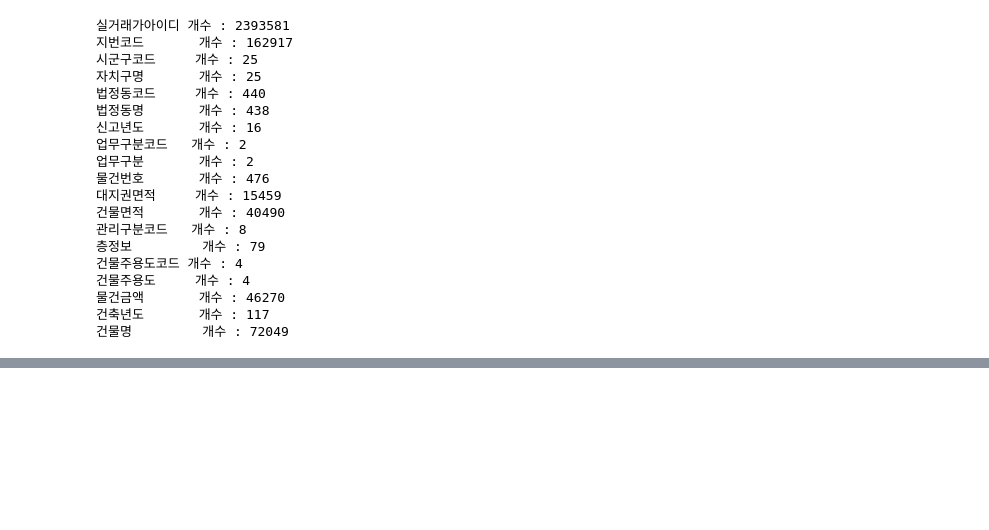
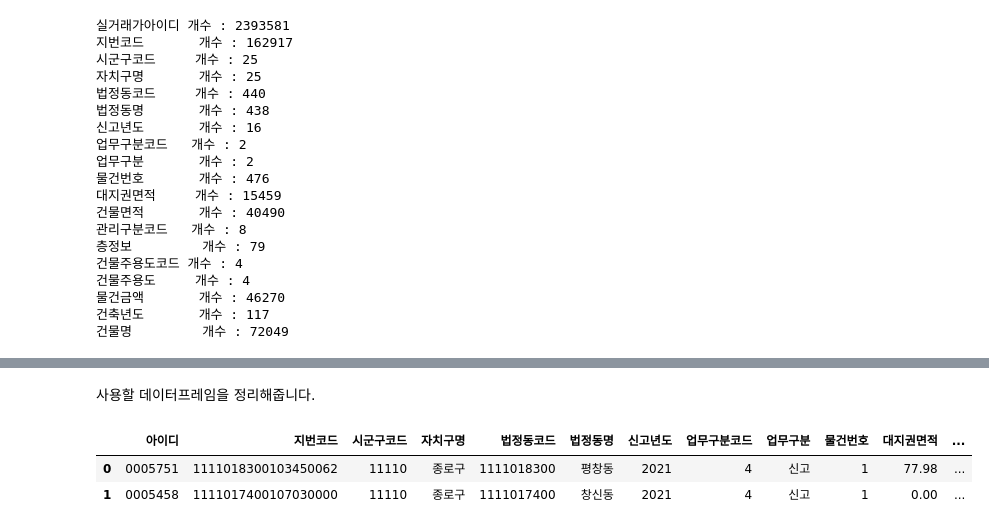
Before and after one commit to MinsooKwak/real_estate, a Jupyter notebook: real_estate_data.ipynb, the cells around one changed output, grey strips where cells are left out. Cells and saved outputs as stored; diff of their text form; code cells hidden in the pictures; blank space fills up the shorter version.

```diff
--- a/real_estate_data.ipynb
+++ b/real_estate_data.ipynb
@@ -204,0 +229,9 @@ print(f'건물명         개수 : {df.건물명.nunique()}')
+# %% [markdown]
+사용할 데이터프레임을 정리해줍니다.
+# %%
+df2 = df[['아이디','지번코드','시군구코드','자치구명','법정동코드','법정동명','신고년도','업무구분코드','업무구분','물건번호','대지권면적','건물면적','관리구분코드','층정보','건물주용도코드','건물주용도','물건금액','건축년도','건물명']]
+df2.head(2)
+# %% [output]
+|  | 아이디 | 지번코드 | 시군구코드 | 자치구명 | 법정동코드 | 법정동명 | 신고년도 | 업무구분코드 | 업무구분 | 물건번호 | 대지권면적 | ... |
+| 0 | 0005751 | 1111018300103450062 | 11110 | 종로구 | 1111018300 | 평창동 | 2021 | 4 | 신고 | 1 | 77.98 | ... |
+| 1 | 0005458 | 1111017400107030000 | 11110 | 종로구 | 1111017400 | 창신동 | 2021 | 4 | 신고 | 1 | 0.00 | ... |
```
Also changed, not shown: parts of 12 cells of this notebook.
